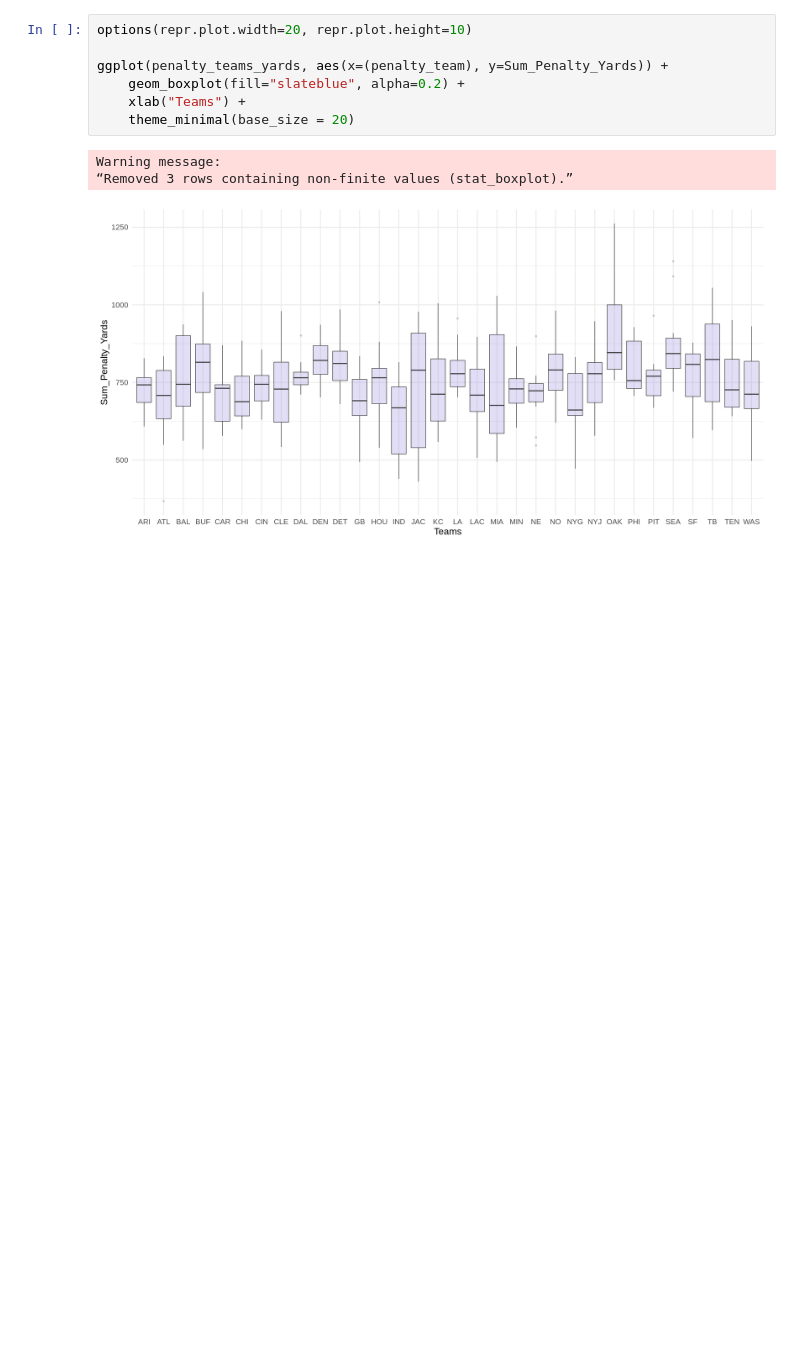
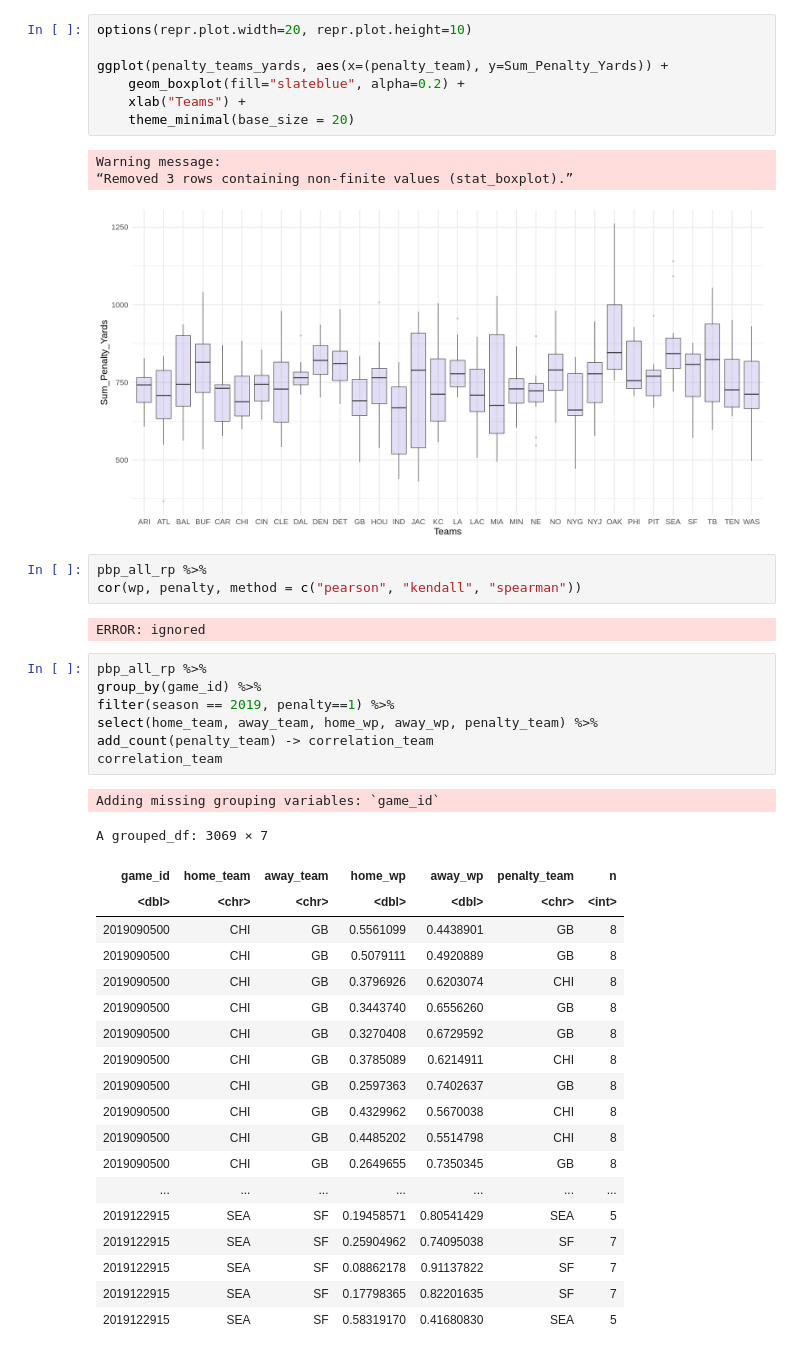
Before and after one commit to rennerm1/NFL-Data-Science-Project, a Jupyter notebook: playingaround.ipynb, the cells around one changed output. Drawn from its saved outputs; the diff is of its cells as text; blank space fills up the shorter version.

Commit message:
Correlation playing around

```diff
--- a/playingaround.ipynb
+++ b/playingaround.ipynb
@@ -381,3 +345,36 @@ ggplot(penalty_teams_yards, aes(x=(penalty_team), y=Sum_Penalty_Yards)) +
 Warning message:
 “Removed 3 rows containing non-finite values (stat_boxplot).”
 [figure]
+# %%
+pbp_all_rp %>%
+cor(wp, penalty, method = c("pearson", "kendall", "spearman"))
+# %% [output]
+ERROR: ignored
+# %%
+pbp_all_rp %>%
+group_by(game_id) %>%
+filter(season == 2019, penalty==1) %>%
+select(home_team, away_team, home_wp, away_wp, penalty_team) %>%
+add_count(penalty_team) -> correlation_team
+correlation_team
+# %% [output]
+Adding missing grouping variables: `game_id`
+A grouped_df: 3069 × 7
+| game_id | home_team | away_team | home_wp | away_wp | penalty_team | n |
+| <dbl> | <chr> | <chr> | <dbl> | <dbl> | <chr> | <int> |
+| 2019090500 | CHI | GB | 0.5561099 | 0.4438901 | GB | 8 |
+| 2019090500 | CHI | GB | 0.5079111 | 0.4920889 | GB | 8 |
+| 2019090500 | CHI | GB | 0.3796926 | 0.6203074 | CHI | 8 |
+| 2019090500 | CHI | GB | 0.3443740 | 0.6556260 | GB | 8 |
+| 2019090500 | CHI | GB | 0.3270408 | 0.6729592 | GB | 8 |
+| 2019090500 | CHI | GB | 0.3785089 | 0.6214911 | CHI | 8 |
+| 2019090500 | CHI | GB | 0.2597363 | 0.7402637 | GB | 8 |
+| 2019090500 | CHI | GB | 0.4329962 | 0.5670038 | CHI | 8 |
+| 2019090500 | CHI | GB | 0.4485202 | 0.5514798 | CHI | 8 |
+| 2019090500 | CHI | GB | 0.2649655 | 0.7350345 | GB | 8 |
+| ... | ... | ... | ... | ... | ... | ... |
+| 2019122915 | SEA | SF | 0.19458571 | 0.80541429 | SEA | 5 |
+| 2019122915 | SEA | SF | 0.25904962 | 0.74095038 | SF | 7 |
+| 2019122915 | SEA | SF | 0.08862178 | 0.91137822 | SF | 7 |
+| 2019122915 | SEA | SF | 0.17798365 | 0.82201635 | SF | 7 |
+| 2019122915 | SEA | SF | 0.58319170 | 0.41680830 | SEA | 5 |
```
Also changed, not shown: parts of 4 cells of this notebook.
